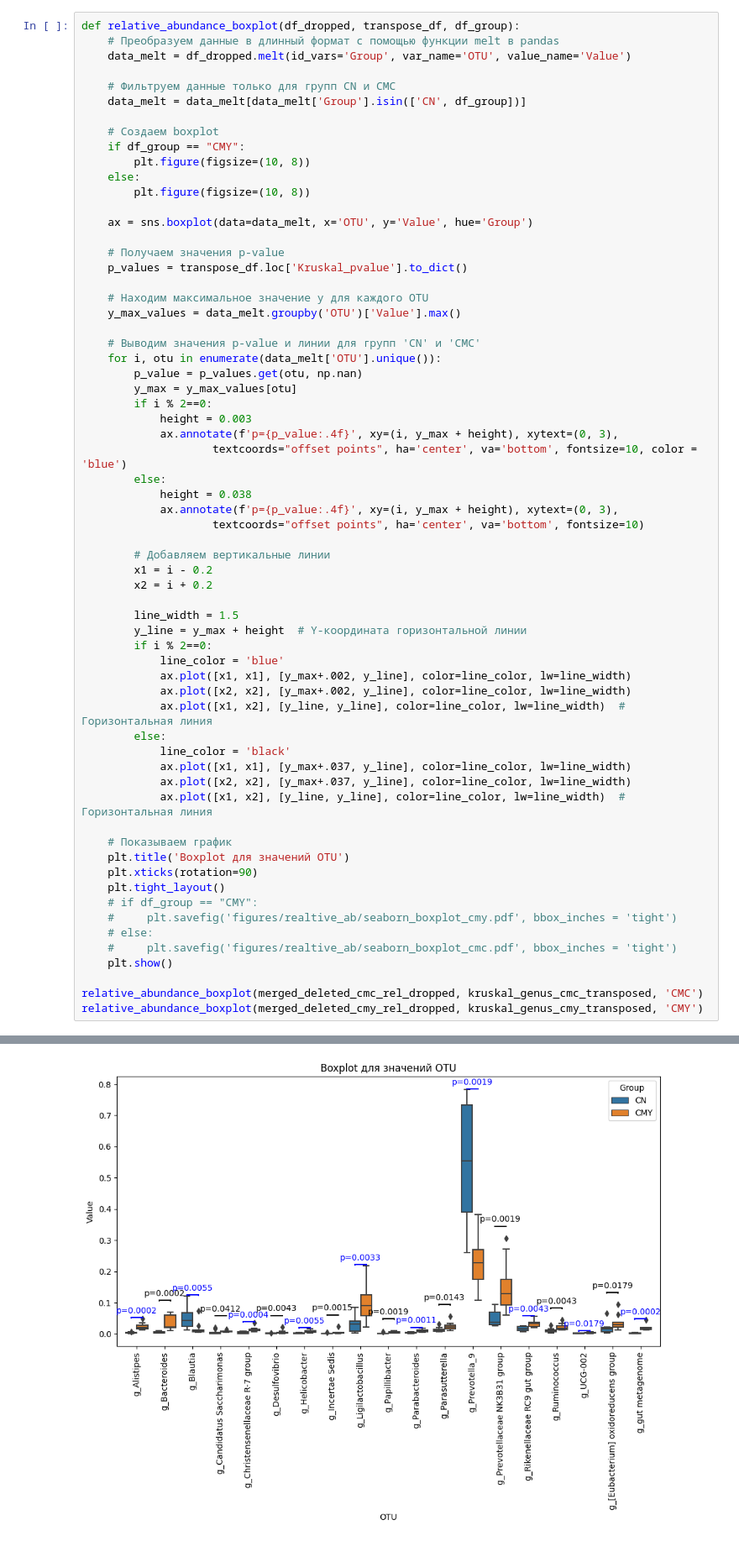
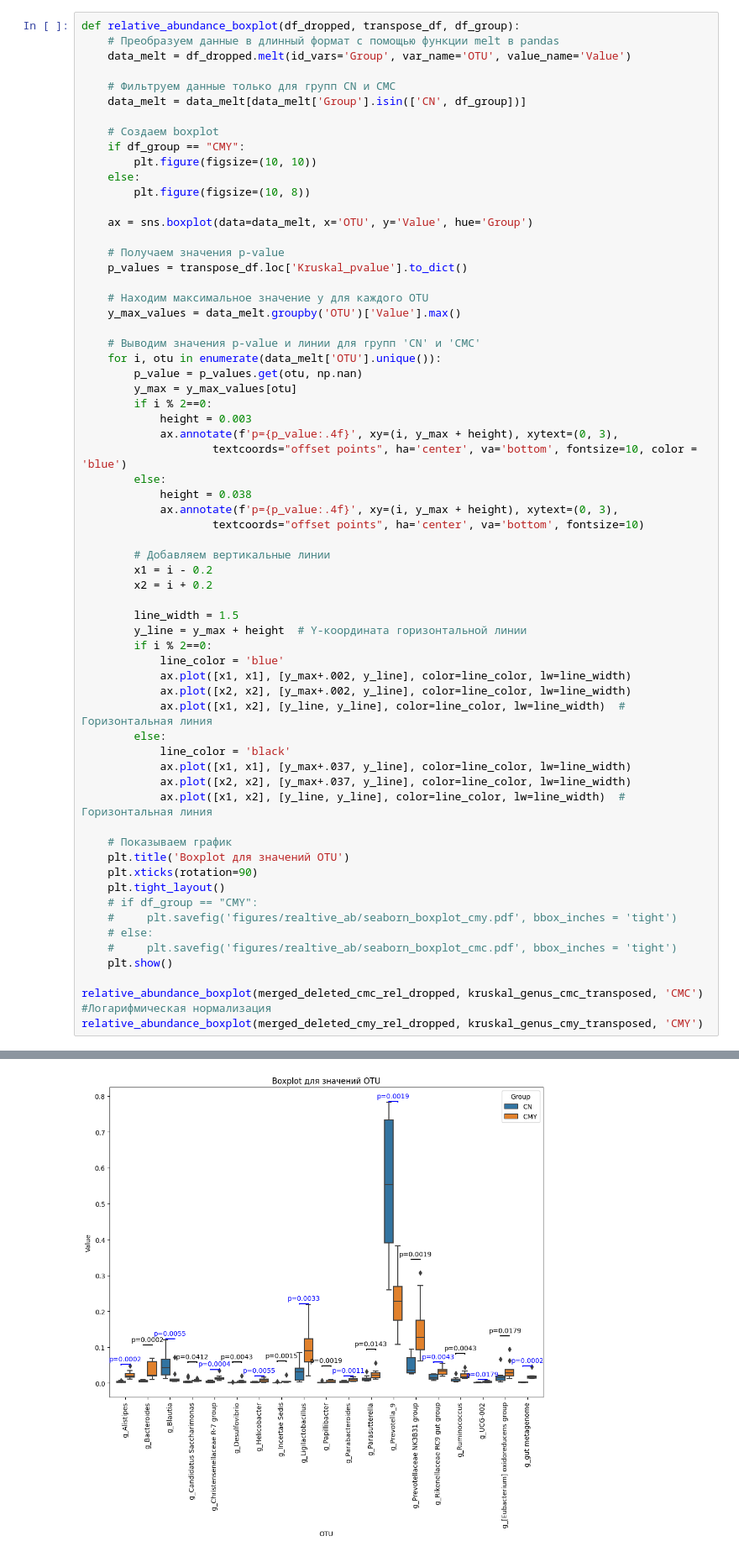
Before and after one commit to 100ika/rats27.07, a Jupyter notebook: 28.08.ipynb, the cells around one changed output, grey strips where cells are left out. Shown: that part at 84% size. Saved outputs shown, nothing was run; the diff lists cells and outputs as text.

```diff
--- a/28.08.ipynb
+++ b/28.08.ipynb
@@ -121,7 +141,7 @@ def relative_abundance_boxplot(df_dropped, transpose_df, df_group):
 
     # Создаем boxplot
     if df_group == "CMY":
-        plt.figure(figsize=(10, 8))
+        plt.figure(figsize=(10, 10))
     else:
         plt.figure(figsize=(10, 8))
 
@@ -149,32 +169,32 @@ def relative_abundance_boxplot(df_dropped, transpose_df, df_group):
         # Добавляем вертикальные линии
         x1 = i - 0.2
         x2 = i + 0.2
 
         line_width = 1.5
         y_line = y_max + height  # Y-координата горизонтальной линии
         if i % 2==0:
             line_color = 'blue'
             ax.plot([x1, x1], [y_max+.002, y_line], color=line_color, lw=line_width)
             ax.plot([x2, x2], [y_max+.002, y_line], color=line_color, lw=line_width)
             ax.plot([x1, x2], [y_line, y_line], color=line_color, lw=line_width)  # Горизонтальная линия
         else:
             line_color = 'black'
             ax.plot([x1, x1], [y_max+.037, y_line], color=line_color, lw=line_width)
             ax.plot([x2, x2], [y_max+.037, y_line], color=line_color, lw=line_width)
             ax.plot([x1, x2], [y_line, y_line], color=line_color, lw=line_width)  # Горизонтальная линия
 
     # Показываем график
     plt.title('Boxplot для значений OTU')
     plt.xticks(rotation=90)
     plt.tight_layout()
     # if df_group == "CMY":
     #     plt.savefig('figures/realtive_ab/seaborn_boxplot_cmy.pdf', bbox_inches = 'tight')
     # else:
     #     plt.savefig('figures/realtive_ab/seaborn_boxplot_cmc.pdf', bbox_inches = 'tight')
     plt.show()
 
-relative_abundance_boxplot(merged_deleted_cmc_rel_dropped, kruskal_genus_cmc_transposed, 'CMC')
+relative_abundance_boxplot(merged_deleted_cmc_rel_dropped, kruskal_genus_cmc_transposed, 'CMC') #Логарифмическая нормализация
 relative_abundance_boxplot(merged_deleted_cmy_rel_dropped, kruskal_genus_cmy_transposed, 'CMY')
 # %% [output]
 [figure]
-[figure, old version]
+[figure, new version]
```
Also changed, not shown: parts of 1 cell of this notebook, 3 other files.
